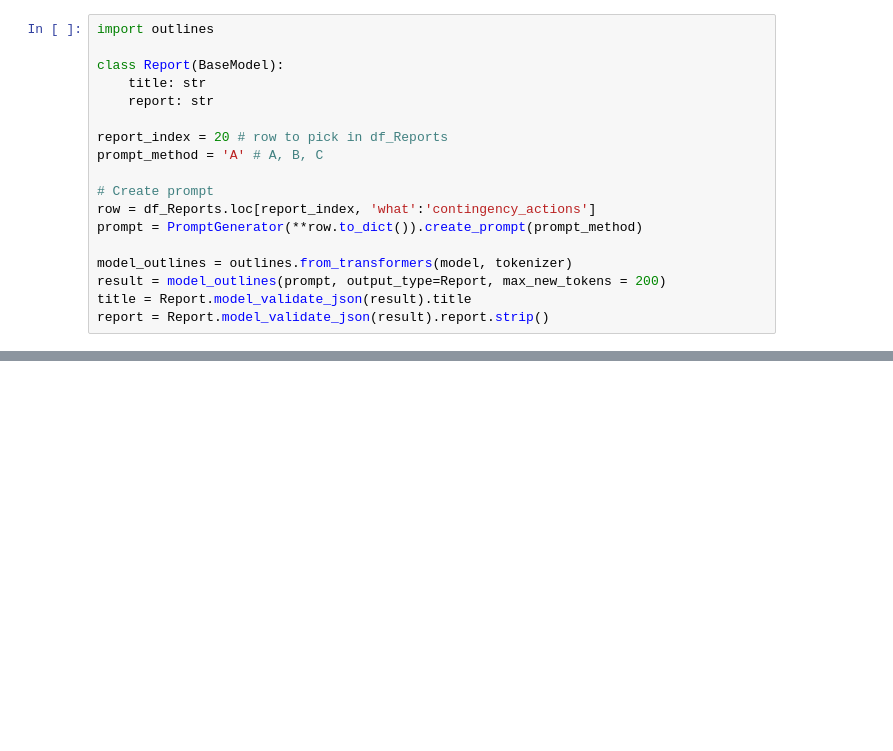
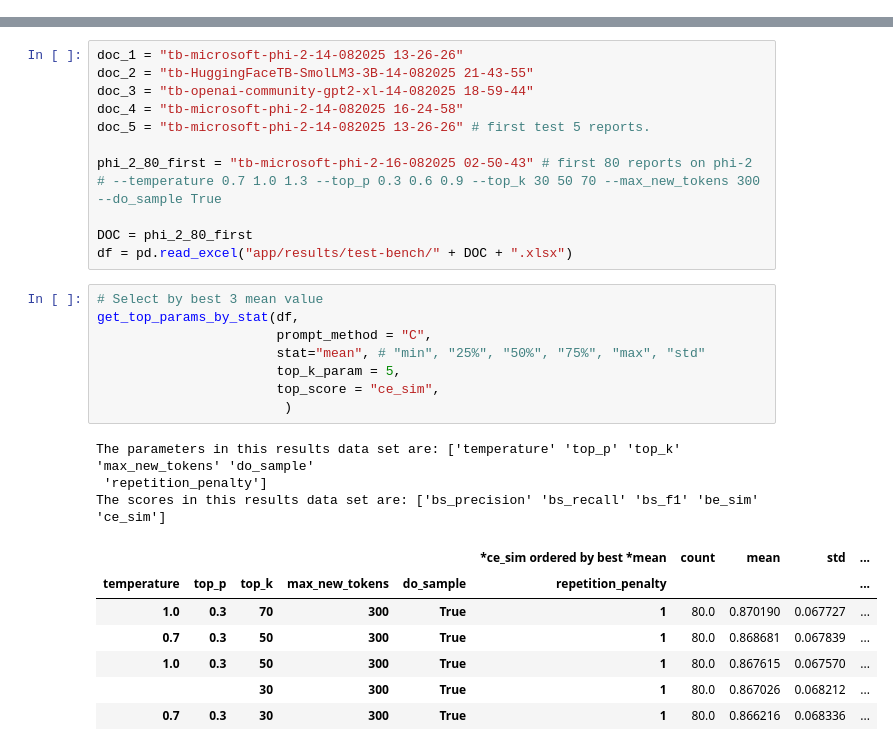
Before and after one commit to zBotta/reportingAgent, a Jupyter notebook: PoC/PoC-tests-MBO.ipynb, the cells around one changed output, grey strips where cells are left out. Cells and saved outputs as stored; diff of their text form; blank space fills up the shorter version.

Commit message:
analysis and results. A method is created to obtain stats on each parameter combination sorting by best metric.

```diff
--- a/PoC/PoC-tests-MBO.ipynb
+++ b/PoC/PoC-tests-MBO.ipynb
@@ -849,18 +0,0 @@ It works!
-# %%
-import outlines
-
-class Report(BaseModel):
-    title: str
-    report: str
-
-report_index = 20 # row to pick in df_Reports
-prompt_method = 'A' # A, B, C
-
-# Create prompt
-row = df_Reports.loc[report_index, 'what':'contingency_actions']
-prompt = PromptGenerator(**row.to_dict()).create_prompt(prompt_method)
-
-model_outlines = outlines.from_transformers(model, tokenizer)
-result = model_outlines(prompt, output_type=Report, max_new_tokens = 200)
-title = Report.model_validate_json(result).title
-report = Report.model_validate_json(result).report.strip()
@@ -875,0 +55,31 @@ report
+# %%
+doc_1 = "tb-microsoft-phi-2-14-082025 13-26-26"
+doc_2 = "tb-HuggingFaceTB-SmolLM3-3B-14-082025 21-43-55"
+doc_3 = "tb-openai-community-gpt2-xl-14-082025 18-59-44"
+doc_4 = "tb-microsoft-phi-2-14-082025 16-24-58"
+doc_5 = "tb-microsoft-phi-2-14-082025 13-26-26" # first test 5 reports.
+
+phi_2_80_first = "tb-microsoft-phi-2-16-082025 02-50-43" # first 80 reports on phi-2
+# --temperature 0.7 1.0 1.3 --top_p 0.3 0.6 0.9 --top_k 30 50 70 --max_new_tokens 300 --do_sample True
+
+DOC = phi_2_80_first
+df = pd.read_excel("app/results/test-bench/" + DOC + ".xlsx")
+# %%
+# Select by best 3 mean value
+get_top_params_by_stat(df,
+                       prompt_method = "C",
+                       stat="mean", # "min", "25%", "50%", "75%", "max", "std"
+                       top_k_param = 5,
+                       top_score = "ce_sim",
+                        )
+# %% [output]
+The parameters in this results data set are: ['temperature' 'top_p' 'top_k' 'max_new_tokens' 'do_sample'
+ 'repetition_penalty']
+The scores in this results data set are: ['bs_precision' 'bs_recall' 'bs_f1' 'be_sim' 'ce_sim']
+|  |  |  |  |  | *ce_sim ordered by best *mean | count | mean | std | ... |
+| temperature | top_p | top_k | max_new_tokens | do_sample | repetition_penalty |  |  |  | ... |
+| 1.0 | 0.3 | 70 | 300 | True | 1 | 80.0 | 0.870190 | 0.067727 | ... |
+| 0.7 | 0.3 | 50 | 300 | True | 1 | 80.0 | 0.868681 | 0.067839 | ... |
+| 1.0 | 0.3 | 50 | 300 | True | 1 | 80.0 | 0.867615 | 0.067570 | ... |
+|  |  | 30 | 300 | True | 1 | 80.0 | 0.867026 | 0.068212 | ... |
+| 0.7 | 0.3 | 30 | 300 | True | 1 | 80.0 | 0.866216 | 0.068336 | ... |
```
Also changed, not shown: parts of 99 cells of this notebook.
